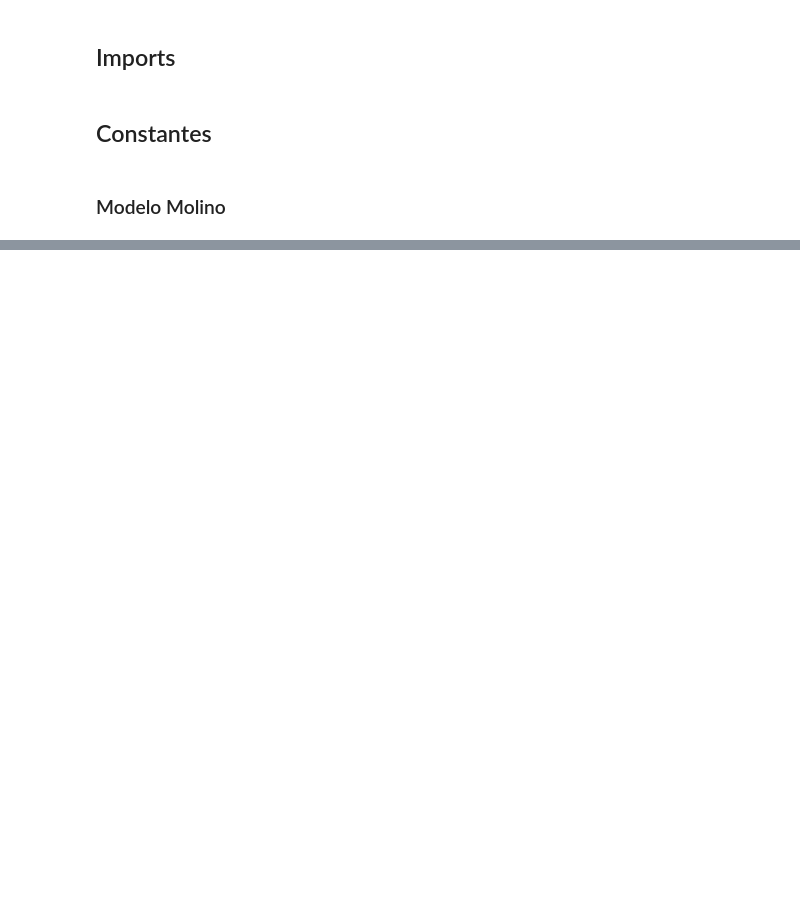
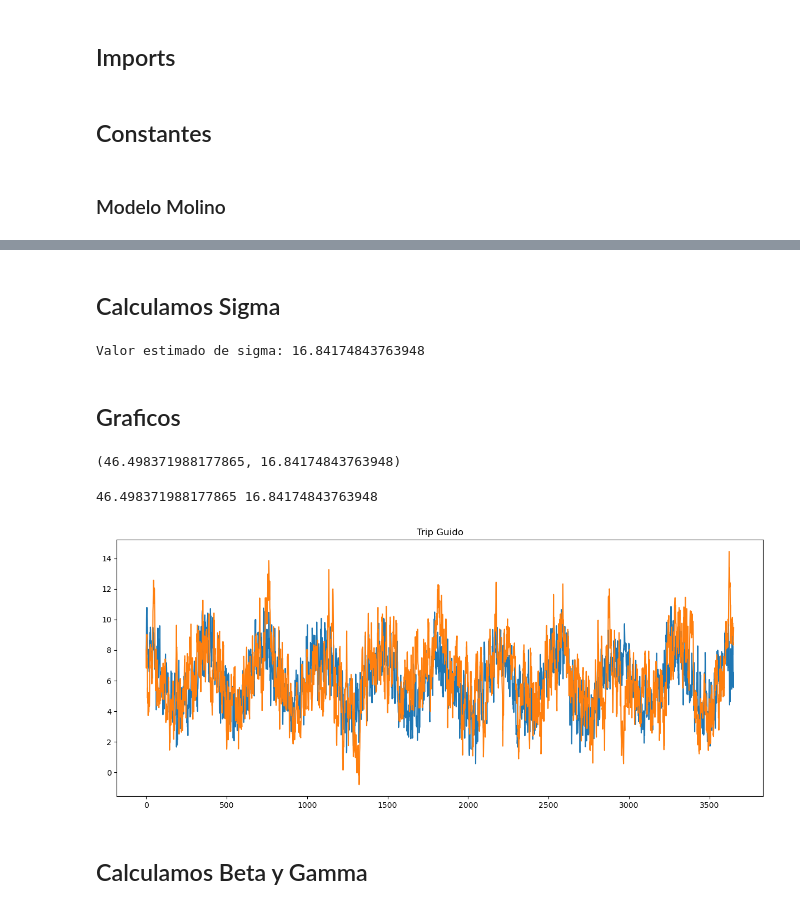
Before and after one commit to GuidoDSalem/TP---AplicacionesComputacionales, a Jupyter notebook: main.ipynb, the cells around one changed output, grey strips where cells are left out. Drawn from its saved outputs; the diff is of its cells as text; code cells hidden in the pictures; blank space fills up the shorter version.

```diff
--- a/main.ipynb
+++ b/main.ipynb
@@ -8,7 +8,7 @@ import seaborn as sns
 # %% [markdown]
 ## Constantes
 # %%
-YEARS = 1
+YEARS = 10
 PI = np.pi
 DELTA = 1/365
 
@@ -78,0 +66,6 @@ plt.show()
+# %%
+import pandas as pd
+
+data = pd.read_excel("Wind data for TP1.xlsx")
+
+data.head()
@@ -78,0 +79,6 @@ plt.show()
+# %%
+# new column with the diff between one day and the previous one
+
+data["diff_wind"] = data["regional wind"].diff().shift(-1)
+
+data.head()
@@ -78,0 +135,41 @@ plt.show()
+# %% [markdown]
+## Calculamos Sigma
+# %%
+# Calcular los residuos de la regresión
+error = Y - model.predict(X)
+var = error.var()
+sigma = np.sqrt(var / DELTA)
+
+print(f"Valor estimado de sigma: {sigma}")
+# %% [output]
+Valor estimado de sigma: 16.84174843763948
+# %% [markdown]
+## Graficos
+# %%
+kappa, sigma
+# %% [output]
+(46.498371988177865, 16.84174843763948)
+# %%
+from matplotlib import pyplot as plt
+
+plt.figure(figsize=(15, 6))
+
+# graficar data
+plt.plot(data['regional wind'])
+plt.title("Trip Original")
+# plt.show()
+
+# graficar modelo predicgo
+days = np.arange(0, 365 * YEARS, 1)
+
+print(kappa, sigma)
+trip_guido = simulateTrip(days, kappa, sigma,S0=8)
+# plt.figure(figsize=(15, 6))
+plt.plot(trip_guido)
+plt.title("Trip Guido")
+plt.show()
+# %% [output]
+46.498371988177865 16.84174843763948
+[figure, added]
+# %% [markdown]
+## Calculamos Beta y Gamma
```
Also changed, not shown: parts of 11 cells of this notebook, 1 other file.
